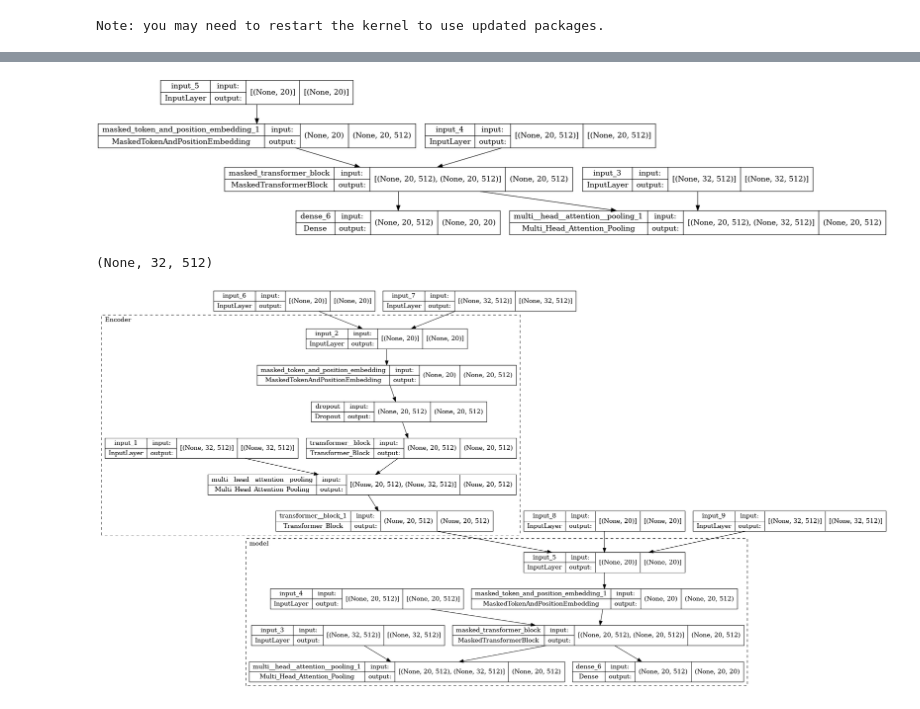
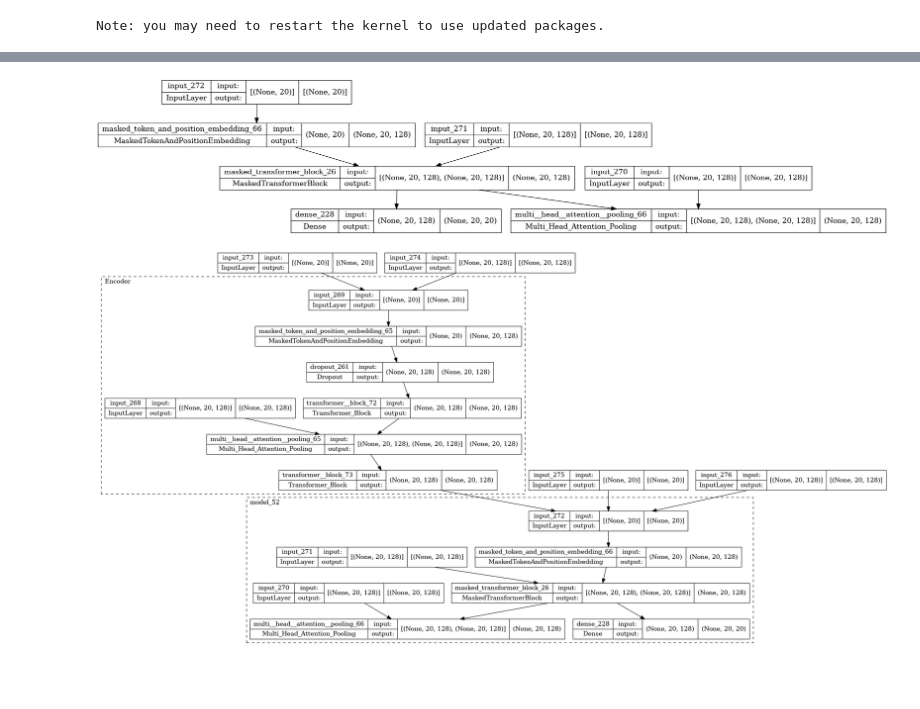
Before and after one commit to CSCI4850/s22-team3-project, a Jupyter notebook: Alternate_Transformer.ipynb, the cells around one changed output, grey strips where cells are left out. Saved outputs shown, nothing was run; the diff lists cells and outputs as text; code cells hidden in the pictures; blank space fills up the shorter version.

```diff
--- a/Alternate_Transformer.ipynb
+++ b/Alternate_Transformer.ipynb
@@ -236,7 +257,7 @@ decoded
  '']
 # %%
 #Variables
-embed_dim = 512
+embed_dim = 128
 data = input_sequences
 training = True
 total_words = total_words
@@ -244,10 +265,7 @@ max_sentence_length = max_sentence_length
 num_heads = 8
 ff_dim = 16
 dropout = 0.15
-num_seeds = 32
+num_seeds = 20
 
 encoder_stack = 1
 decoder_stack = 1
-
-#Initialize context matrix
-context = tf.random.uniform(shape=(1, num_seeds, embed_dim))
@@ -260,8 +272,12 @@ To enable them in other operations, rebuild TensorFlow with the appropriate comp
+# %%
+#Initialize context matrix
+context_encoder = tf.random.uniform(shape=(1, num_seeds, embed_dim))
+context_decoder = tf.random.uniform(shape=(1, num_seeds, embed_dim))
 # %%
 #Encoder
 
 #Create layer for context
-context_input_layer_encoder = keras.layers.Input(shape=context.shape[1:])
+context_encoder_layer = keras.layers.Input(shape=context_encoder.shape[1:])
 
 #Sequence input
 input_layer = keras.layers.Input(shape=input_sequences.shape[1])
@@ -274,10 +290,10 @@ encoder = dropout
 for i in range(encoder_stack):
     encoder = Transformer_Block(num_heads, embed_dim, ff_dim, dropout)(encoder)
 
-input_context_pooling_layer = Multi_Head_Attention_Pooling(num_heads, embed_dim, dropout)([encoder, context_input_layer_encoder])
+context_encoder = Multi_Head_Attention_Pooling(num_heads, embed_dim, dropout)([encoder, context_encoder_layer])
 
-encoder = Transformer_Block(num_heads, embed_dim, ff_dim, dropout)(input_context_pooling_layer)
+encoder = Transformer_Block(num_heads, embed_dim, ff_dim, dropout)(context_encoder)
 
-encoder_model = keras.Model([input_layer, context_input_layer_encoder], encoder, name='Encoder')
+encoder_model = keras.Model([input_layer, context_encoder_layer], encoder, name='Encoder')
 keras.utils.plot_model(encoder_model,show_shapes=True,expand_nested=True)
 # %% [output]
@@ -286,7 +302,7 @@ keras.utils.plot_model(encoder_model,show_shapes=True,expand_nested=True)
 #Decoder
 
 #Context input_layer
-context_input_layer_decoder = keras.layers.Input(shape=context.shape[1:])
+context_decoder_layer = keras.layers.Input(shape=context_decoder.shape[1:])
 
 #Encoder output (input)
 encoder_input_layer = keras.layers.Input(shape = encoder_model.output_shape[1:])
@@ -302,28 +318,24 @@ for i in range(decoder_stack):
 linear_layer = keras.layers.Dense(max_sentence_length)(decoder)
 
 #Output of decoder/linear layer? should go to update context matrix with pooling
-context = Multi_Head_Attention_Pooling(num_heads, embed_dim, dropout)([decoder, context_input_layer_decoder])
+context_decoder = Multi_Head_Attention_Pooling(num_heads, embed_dim, dropout)([decoder, context_decoder_layer])
 
-decoder_model = keras.Model([input_layer, encoder_input_layer, context_input_layer_decoder], [linear_layer, context])
+decoder_model = keras.Model([input_layer, encoder_input_layer, context_decoder_layer], [linear_layer, context_decoder])
 keras.utils.plot_model(decoder_model,show_shapes=True,expand_nested=True)
 # %% [output]
-[figure, old version]
+[figure, new version]
-# %%
-decoder_model.input_shape[2][:3]
-# %% [output]
-(None, 32, 512)
 # %%
 sequences = keras.layers.Input(encoder_model.input_shape[0][1:])
-context = keras.layers.Input(encoder_model.input_shape[1][1:])
+context_encoder_input = keras.layers.Input(encoder_model.input_shape[1][1:])
 targets = keras.layers.Input(decoder_model.input_shape[0][1:])
-context_decoder = keras.layers.Input(decoder_model.input_shape[2][1:])
+context_decoder_input = keras.layers.Input(decoder_model.input_shape[2][1:])
 
 
 
-transformer = decoder_model([targets, encoder_model([sequences, context]), context_decoder])
-transformer = keras.Model([sequences, context_decoder, targets, context], transformer)
+transformer = decoder_model([targets, encoder_model([sequences, context_encoder_input]), context_decoder_input])
+transformer = keras.Model([sequences, context_decoder_input, targets, context_encoder_input], transformer)
 
 
 keras.utils.plot_model(transformer,show_shapes=True,expand_nested=True)
 # %% [output]
-[figure, old version]
+[figure, new version]
```
Also changed, not shown: parts of 15 cells of this notebook.
